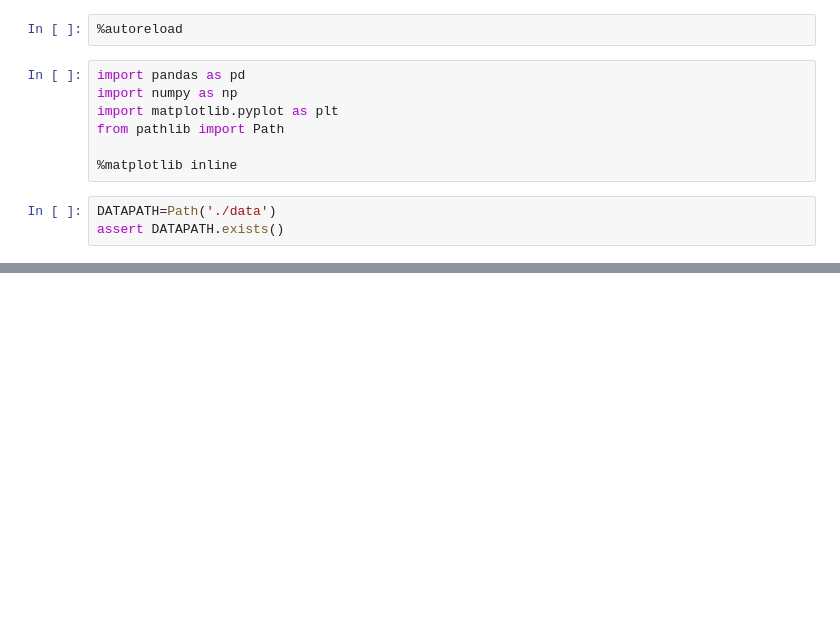
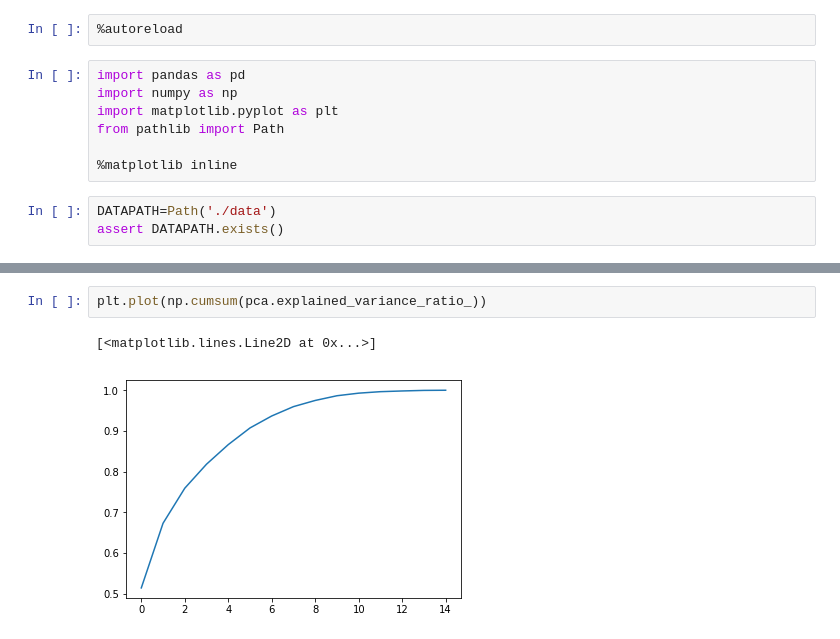
Before and after one commit to steveyang90/NFL-Statistics-Scrape, a Jupyter notebook: raw-data-eda.ipynb, the cells around one changed output, grey strips where cells are left out. Cells and saved outputs as stored; diff of their text form; blank space fills up the shorter version.

```diff
--- a/raw-data-eda.ipynb
+++ b/raw-data-eda.ipynb
@@ -14,0 +411,5 @@ assert DATAPATH.exists()
+# %%
+plt.plot(np.cumsum(pca.explained_variance_ratio_))
+# %% [output]
+[<matplotlib.lines.Line2D at 0x...>]
+[figure, added]
```
Also changed, not shown: parts of 46 cells of this notebook, 2 other files.
